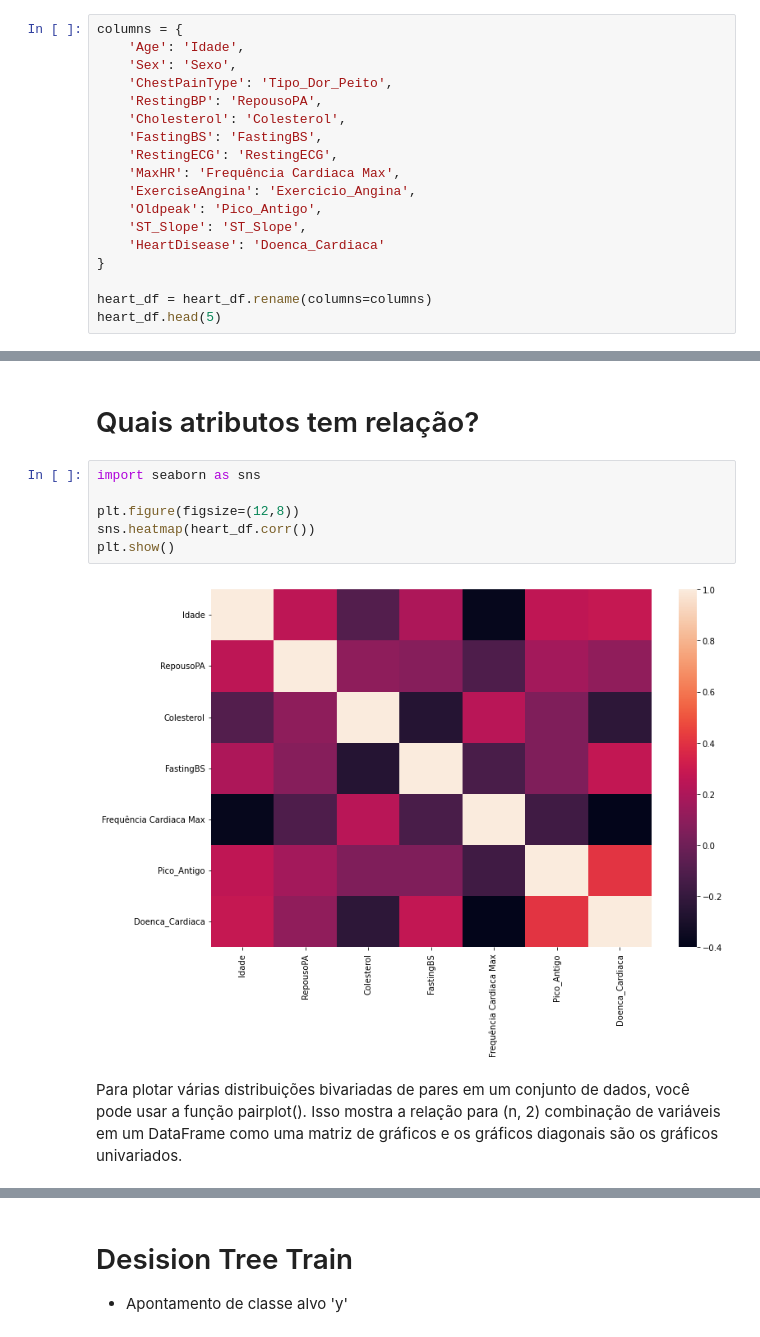
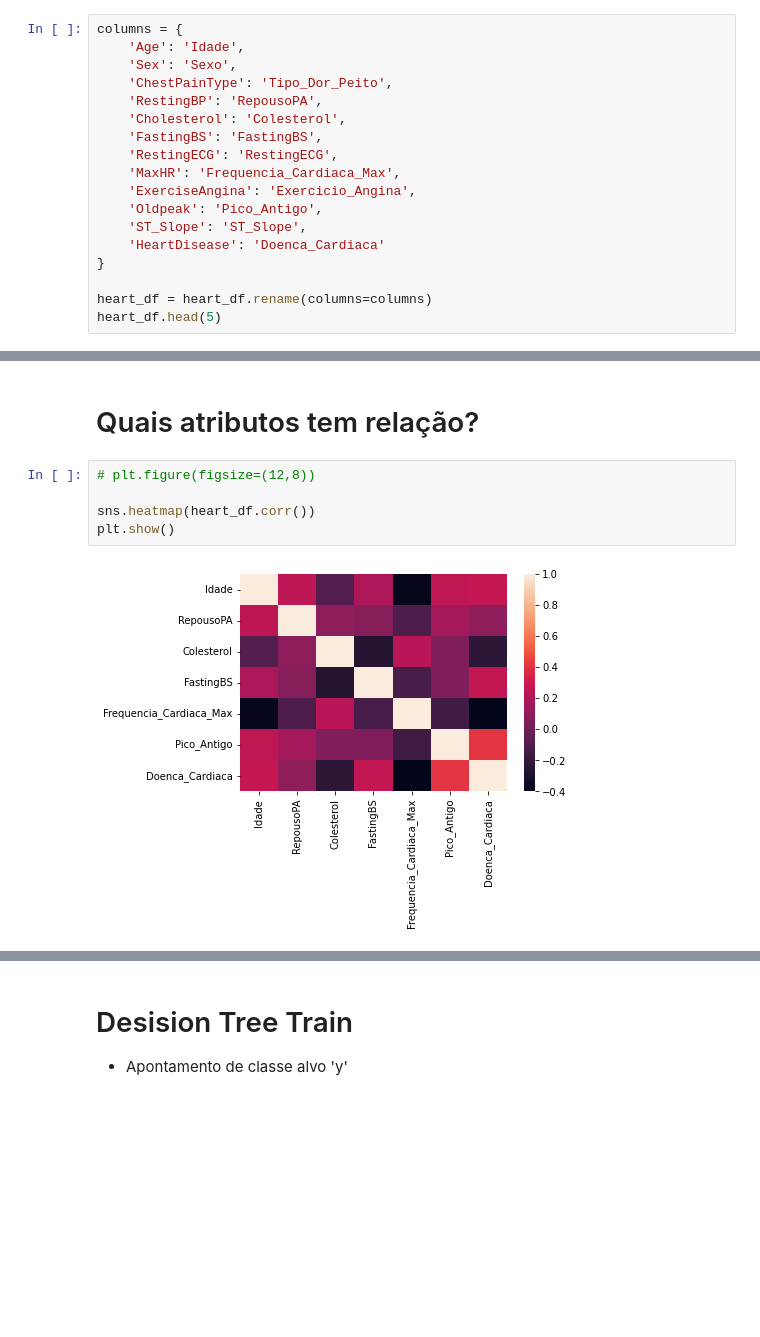
Before and after one commit to patrickpiccini/heart-failure-prediction, a Jupyter notebook: heart_failure_prediction.ipynb, the cells around one changed output, grey strips where cells are left out. Saved outputs shown, nothing was run; the diff lists cells and outputs as text; blank space fills up the shorter version.

```diff
--- a/heart_failure_prediction.ipynb
+++ b/heart_failure_prediction.ipynb
@@ -48,7 +51,7 @@ columns = {
     'Cholesterol': 'Colesterol',
     'FastingBS': 'FastingBS',
     'RestingECG': 'RestingECG',
-    'MaxHR': 'Frequência Cardiaca Max',
+    'MaxHR': 'Frequencia_Cardiaca_Max',
     'ExerciseAngina': 'Exercicio_Angina',
     'Oldpeak': 'Pico_Antigo',
     'ST_Slope': 'ST_Slope',
@@ -160,12 +164,9 @@ heart_df
 # %% [markdown]
 # Quais atributos tem relação?
 # %%
-import seaborn as sns
+# plt.figure(figsize=(12,8))
 
-plt.figure(figsize=(12,8))
 sns.heatmap(heart_df.corr())
 plt.show()
 # %% [output]
-[figure, old version]
+[figure, new version]
-# %% [markdown]
-Para plotar várias distribuições bivariadas de pares em um conjunto de dados, você pode usar a função pairplot(). Isso mostra a relação para (n, 2) combinação de variáveis em um DataFrame como uma matriz de gráficos e os gráficos diagonais são os gráficos univariados.
```
Also changed, not shown: parts of 23 cells of this notebook.
